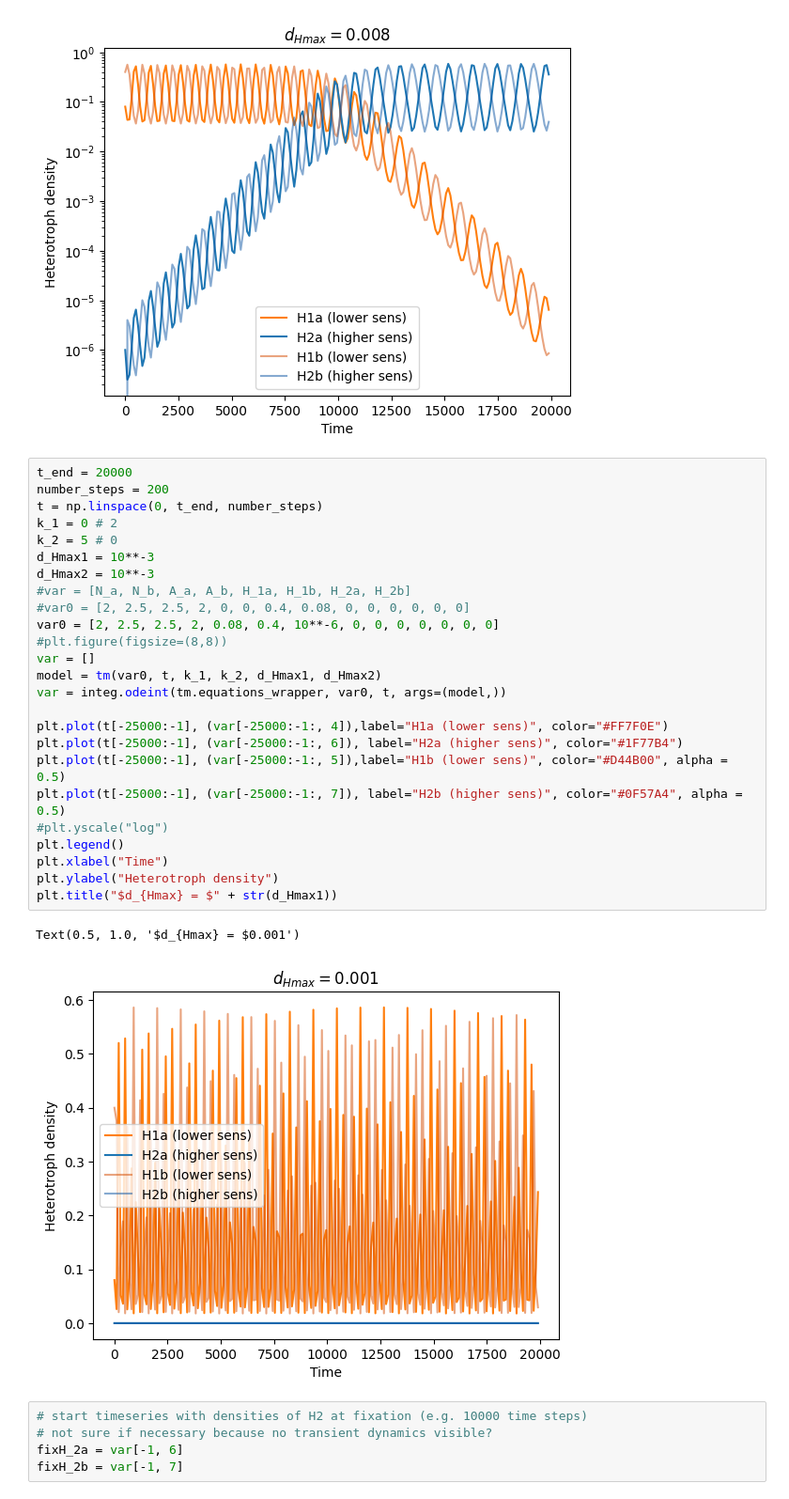
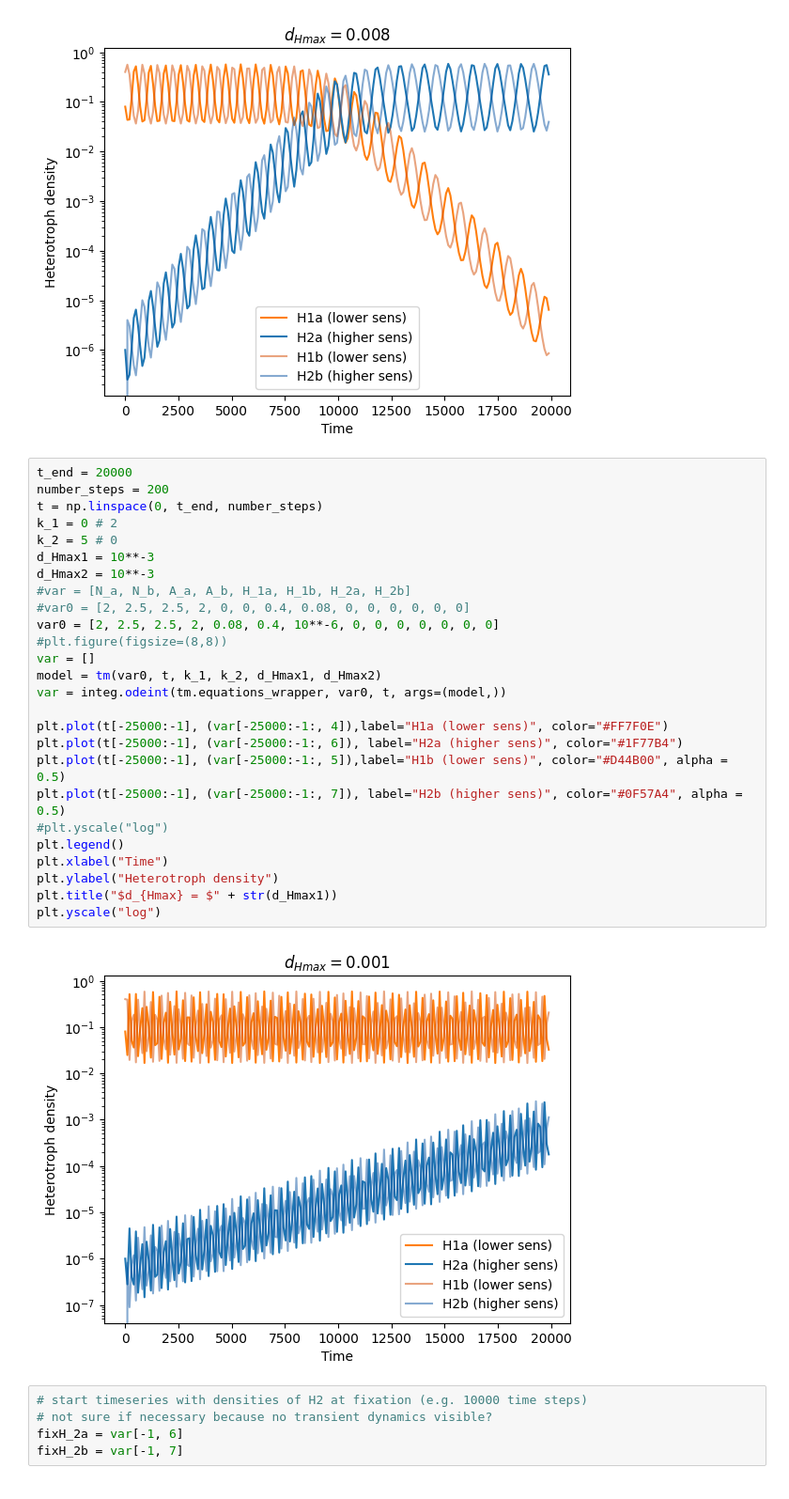
Before and after one commit to rbnmj/turingmodel, a Jupyter notebook: main.ipynb, the cells around one changed output. Shown at 94% size. Cells and saved outputs as stored; diff of their text form.

```diff
--- a/main.ipynb
+++ b/main.ipynb
@@ -718,31 +718,31 @@ Text(0.5, 1.0, '$d_{Hmax} = $0.008')
 # %%
 t_end = 20000
 number_steps = 200
 t = np.linspace(0, t_end, number_steps)
 k_1 = 0 # 2
 k_2 = 5 # 0
 d_Hmax1 = 10**-3
 d_Hmax2 = 10**-3
 #var = [N_a, N_b, A_a, A_b, H_1a, H_1b, H_2a, H_2b]
 #var0 = [2, 2.5, 2.5, 2, 0, 0, 0.4, 0.08, 0, 0, 0, 0, 0, 0]
 var0 = [2, 2.5, 2.5, 2, 0.08, 0.4, 10**-6, 0, 0, 0, 0, 0, 0, 0]
 #plt.figure(figsize=(8,8))
 var = []
 model = tm(var0, t, k_1, k_2, d_Hmax1, d_Hmax2)
 var = integ.odeint(tm.equations_wrapper, var0, t, args=(model,))
 
 plt.plot(t[-25000:-1], (var[-25000:-1:, 4]),label="H1a (lower sens)", color="#FF7F0E")
 plt.plot(t[-25000:-1], (var[-25000:-1:, 6]), label="H2a (higher sens)", color="#1F77B4")
 plt.plot(t[-25000:-1], (var[-25000:-1:, 5]),label="H1b (lower sens)", color="#D44B00", alpha = 0.5)
 plt.plot(t[-25000:-1], (var[-25000:-1:, 7]), label="H2b (higher sens)", color="#0F57A4", alpha = 0.5)
 #plt.yscale("log")
 plt.legend()
 plt.xlabel("Time")
 plt.ylabel("Heterotroph density")
 plt.title("$d_{Hmax} = $" + str(d_Hmax1))
+plt.yscale("log")
 # %% [output]
-Text(0.5, 1.0, '$d_{Hmax} = $0.001')
-[figure, old version]
+[figure, new version]
 # %%
 # start timeseries with densities of H2 at fixation (e.g. 10000 time steps)
 # not sure if necessary because no transient dynamics visible?
```
Also changed, not shown: parts of 24 cells of this notebook, 21 other files.
